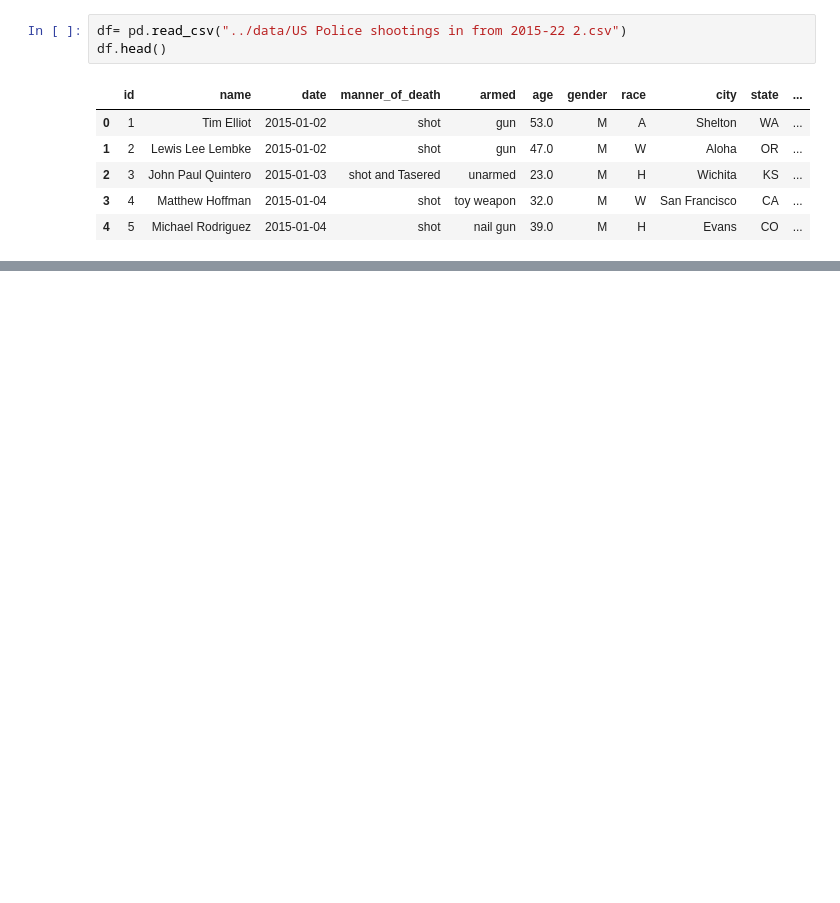
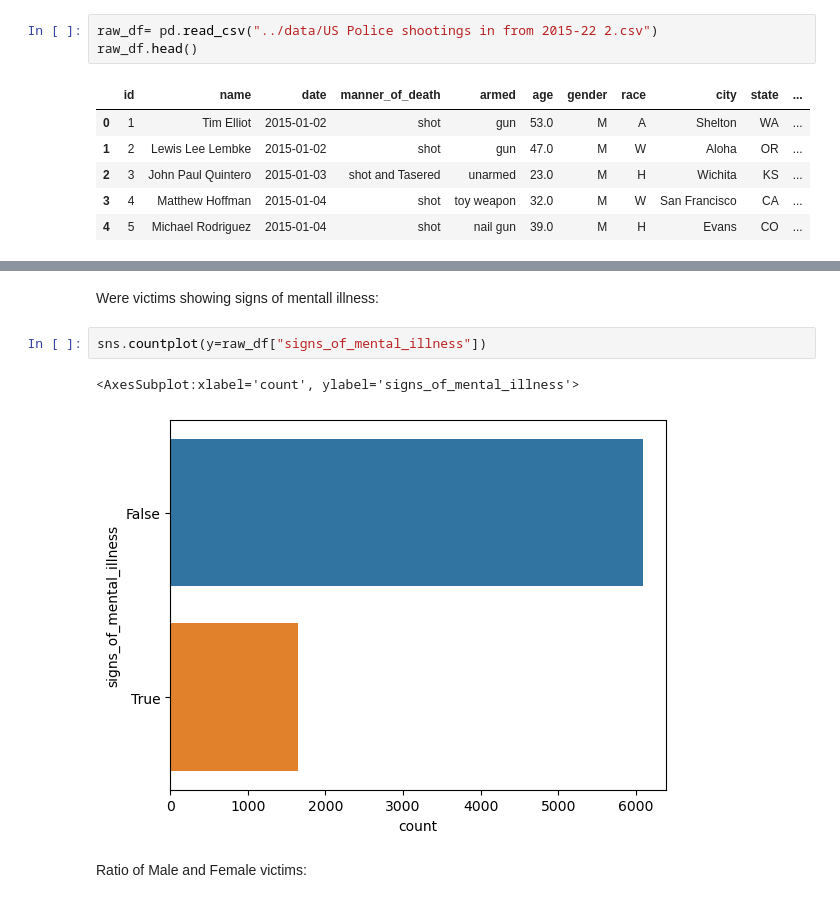
Before and after one commit to ubco-W2022T1-cosc301/project-group48, a Jupyter notebook: notebooks/analysis1.ipynb, the cells around one changed output, grey strips where cells are left out. Saved outputs shown, nothing was run; the diff lists cells and outputs as text; blank space fills up the shorter version.

```diff
--- a/notebooks/analysis1.ipynb
+++ b/notebooks/analysis1.ipynb
@@ -13,8 +12,8 @@ import pandas as pd
 import matplotlib.pylab as plt
 import seaborn as sns
 # %%
-df= pd.read_csv("../data/US Police shootings in from 2015-22 2.csv")
-df.head()
+raw_df= pd.read_csv("../data/US Police shootings in from 2015-22 2.csv")
+raw_df.head()
 # %% [output]
 |  | id | name | date | manner_of_death | armed | age | gender | race | city | state | ... |
 | 0 | 1 | Tim Elliot | 2015-01-02 | shot | gun | 53.0 | M | A | Shelton | WA | ... |
@@ -54,4 +59,13 @@ longitude                  6031
 latitude                   5330
 is_geocoding_exact            2
 dtype: int64
+# %% [markdown]
+Were victims showing signs of mentall illness:
+# %%
+sns.countplot(y=raw_df["signs_of_mental_illness"])
+# %% [output]
+<AxesSubplot:xlabel='count', ylabel='signs_of_mental_illness'>
+[figure, added]
+# %% [markdown]
+Ratio of Male and Female victims:
 # %%
```
Also changed, not shown: parts of 20 cells of this notebook, 1 other file.
